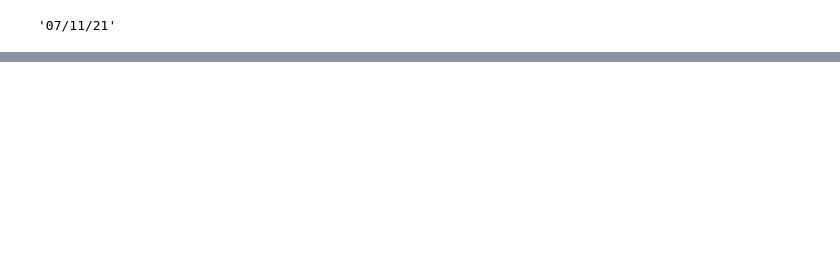
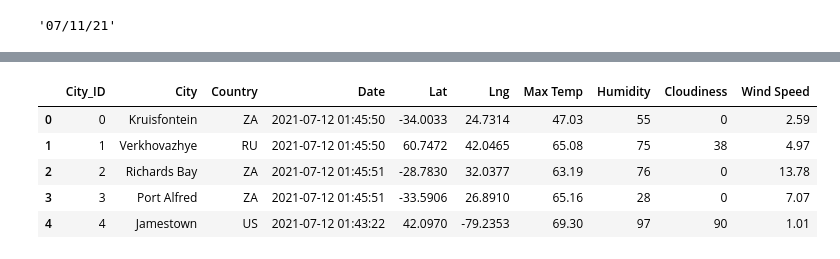
Before and after one commit to TPapiernik/World_Weather_Analysis, a Jupyter notebook: WeatherPy.ipynb, the cells around one changed output, grey strips where cells are left out. Saved outputs shown, nothing was run; the diff lists cells and outputs as text; code cells hidden in the pictures; blank space fills up the shorter version.

```diff
--- a/WeatherPy.ipynb
+++ b/WeatherPy.ipynb
@@ -406,0 +409,13 @@ plot_linear_regression_v2(x_values, y_values,
+# %%
+# Heatmaps Creation Section
+
+# Load the CSV you saved created in part one into a DataFrame.
+city_data_df = pd.read_csv(os.path.join("weather_data", "cities.csv"))
+city_data_df.head()
+# %% [output]
+|  | City_ID | City | Country | Date | Lat | Lng | Max Temp | Humidity | Cloudiness | Wind Speed |
+| 0 | 0 | Kruisfontein | ZA | 2021-07-12 01:45:50 | -34.0033 | 24.7314 | 47.03 | 55 | 0 | 2.59 |
+| 1 | 1 | Verkhovazhye | RU | 2021-07-12 01:45:50 | 60.7472 | 42.0465 | 65.08 | 75 | 38 | 4.97 |
+| 2 | 2 | Richards Bay | ZA | 2021-07-12 01:45:51 | -28.7830 | 32.0377 | 63.19 | 76 | 0 | 13.78 |
+| 3 | 3 | Port Alfred | ZA | 2021-07-12 01:45:51 | -33.5906 | 26.8910 | 65.16 | 28 | 0 | 7.07 |
+| 4 | 4 | Jamestown | US | 2021-07-12 01:43:22 | 42.0970 | -79.2353 | 69.30 | 97 | 90 | 1.01 |
```
Also changed, not shown: parts of 31 cells of this notebook, 7 other files.
